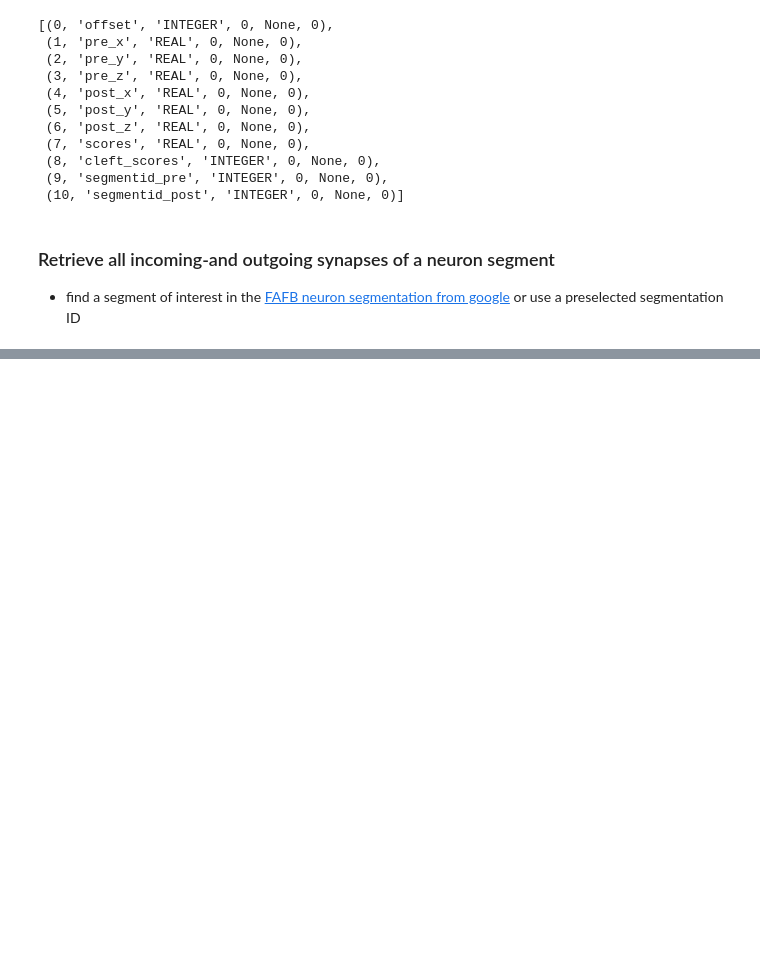
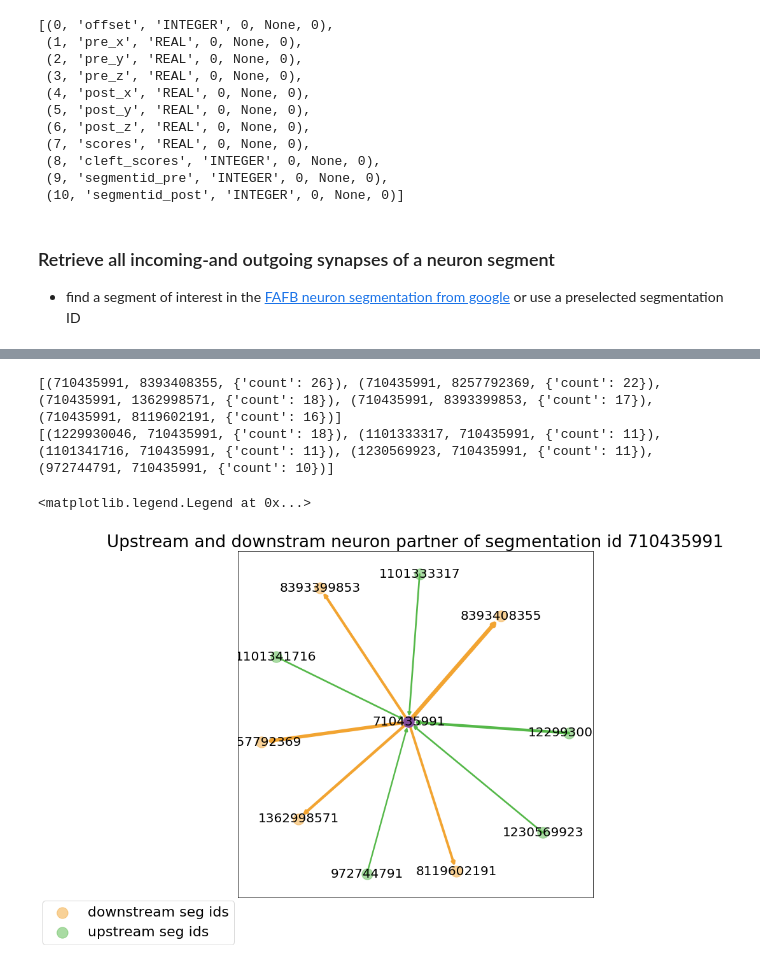
Before and after one commit to navis-org/fafbseg-py, a Jupyter notebook: notebooks/Synaptic_Partner_Predictions_in_FAFB.ipynb, the cells around one changed output, grey strips where cells are left out. Saved outputs shown, nothing was run; the diff lists cells and outputs as text; code cells hidden in the pictures; blank space fills up the shorter version.

```diff
--- a/notebooks/Synaptic_Partner_Predictions_in_FAFB.ipynb
+++ b/notebooks/Synaptic_Partner_Predictions_in_FAFB.ipynb
@@ -94,0 +103,10 @@ plt.legend()
+# %%
+# Pick a neuron from the google fafb segmentation, or take one of the preselected
+seg_id = 710435991 # Olfactory Projection Neuron
+# seg_id = 4217676680 # Neuron in Protocerebral Bridge
+top_k_partners = 5
+minimum_edge_weight = 5
+
+# retrieve all incoming and outgoing links
+pre_links = get_links(seg_id, c, where='segmentid_pre')
+post_links = get_links(seg_id, c, where='segmentid_post')
@@ -94,0 +134,42 @@ plt.legend()
+# %%
+# Remove self-loops and 0-edge
+g.remove_edges_from([(0, seg_id), (seg_id, 0), (seg_id, seg_id)])
+
+# Filter
+edges_count = list(reversed(sorted(g.edges(data=True), key= lambda x: x[2]['count'])))
+downstream_p = [k for k in edges_count if k[0] == seg_id and k[2]['count'] >= minimum_edge_weight]
+upstream_p = [k for k in edges_count if k[1] == seg_id and k[2]['count'] >= minimum_edge_weight]
+downstream_p = downstream_p[:min(len(downstream_p), top_k_partners)]
+upstream_p = upstream_p[:min(len(upstream_p), top_k_partners)]
+# %%
+print(downstream_p)
+print(upstream_p)
+# %% [output]
+[(710435991, 8393408355, {'count': 26}), (710435991, 8257792369, {'count': 22}), (710435991, 1362998571, {'count': 18}), (710435991, 8393399853, {'count': 17}), (710435991, 8119602191, {'count': 16})]
+[(1229930046, 710435991, {'count': 18}), (1101333317, 710435991, {'count': 11}), (1101341716, 710435991, {'count': 11}), (1230569923, 710435991, {'count': 11}), (972744791, 710435991, {'count': 10})]
+# %%
+import numpy as np
+plt.figure(figsize=(10, 10))
+plt.rcParams.update({'font.size': 22})
+downstream_nodes = [k[1] for k in downstream_p]
+upstream_nodes = [k[0] for k in upstream_p]
+counts = [k[2]['count'] for k in downstream_p + upstream_p]
+all_nodes = [seg_id] + downstream_nodes + upstream_nodes
+sub_g = g.subgraph(all_nodes)
+
+pos = nx.spring_layout(sub_g, k=5, weight='count')
+nx.draw_networkx_nodes(sub_g, pos,  nodelist=downstream_nodes, node_color='#F2A431', label='downstream seg ids', alpha=0.5)
+nx.draw_networkx_nodes(sub_g, pos,  nodelist=upstream_nodes, node_color="#55B849", label='upstream seg ids', alpha=0.5)
+nx.draw_networkx_nodes(sub_g, pos, nodelist=[seg_id], node_color='#834D9D')
+for edge in upstream_p:
+    nx.draw_networkx_edges(sub_g, pos, edgelist=[edge],
+                           width=[edge[2]['count']/np.median(counts)*4.], edge_color='#55B849')
+for edge in downstream_p:
+    nx.draw_networkx_edges(sub_g, pos, edgelist=[edge],
+                           width=[edge[2]['count']/np.median(counts)*4.], edge_color='#F2A431')
+plt.title('Upstream and downstram neuron partner of segmentation id {}'.format(seg_id))
+res = nx.draw_networkx_labels(sub_g, pos, font_size=20)
+plt.legend(bbox_to_anchor=(0.01, 0.01))
+# %% [output]
+<matplotlib.legend.Legend at 0x...>
+[figure, added]
```
Also changed, not shown: parts of 7 cells of this notebook.
